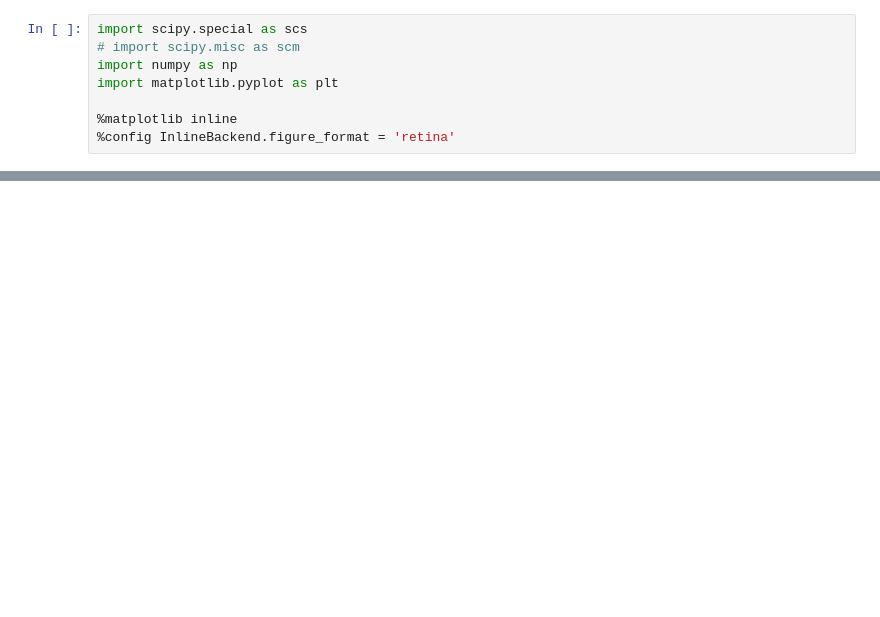
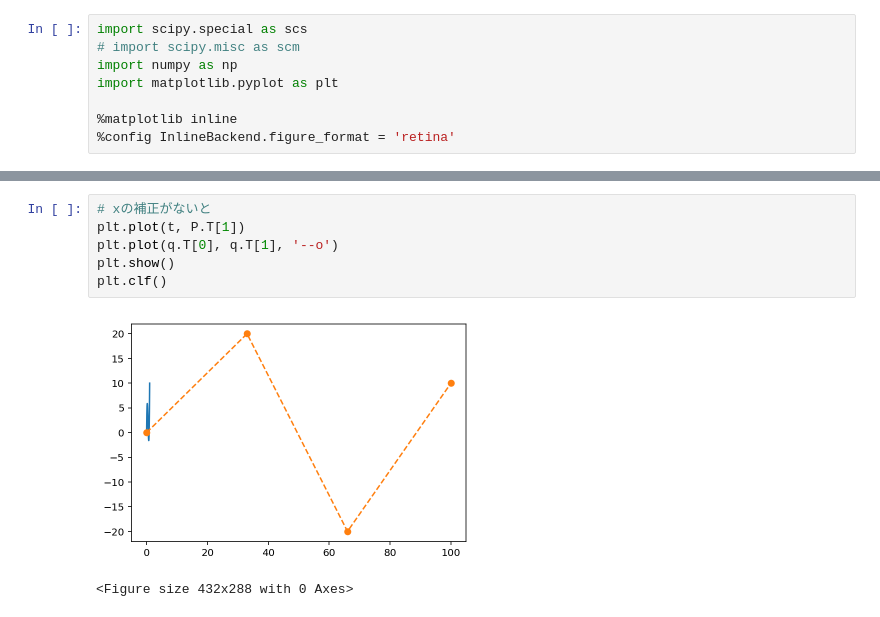
Before and after one commit to jankenshow/tf_keras_prac, a Jupyter notebook: image_alpha/Bezier_curve_surface.ipynb, the cells around one changed output, grey strips where cells are left out. Cells and saved outputs as stored; diff of their text form; blank space fills up the shorter version.

```diff
--- a/image_alpha/Bezier_curve_surface.ipynb
+++ b/image_alpha/Bezier_curve_surface.ipynb
@@ -84,0 +89,9 @@ plt.show()
+# %%
+# xの補正がないと
+plt.plot(t, P.T[1])
+plt.plot(q.T[0], q.T[1], '--o')
+plt.show()
+plt.clf()
+# %% [output]
+[figure, added]
+<Figure size 432x288 with 0 Axes>
```
Also changed, not shown: parts of 24 cells of this notebook, 9 other files.
